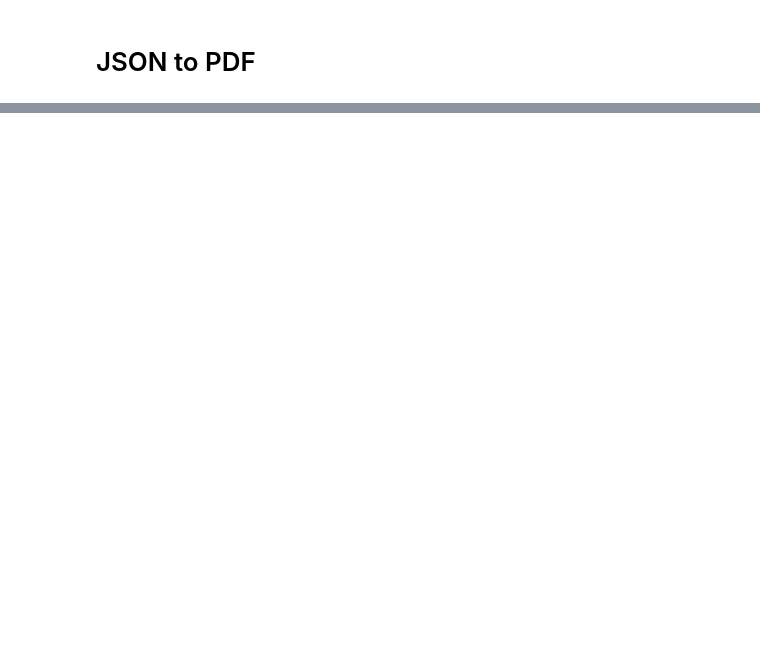
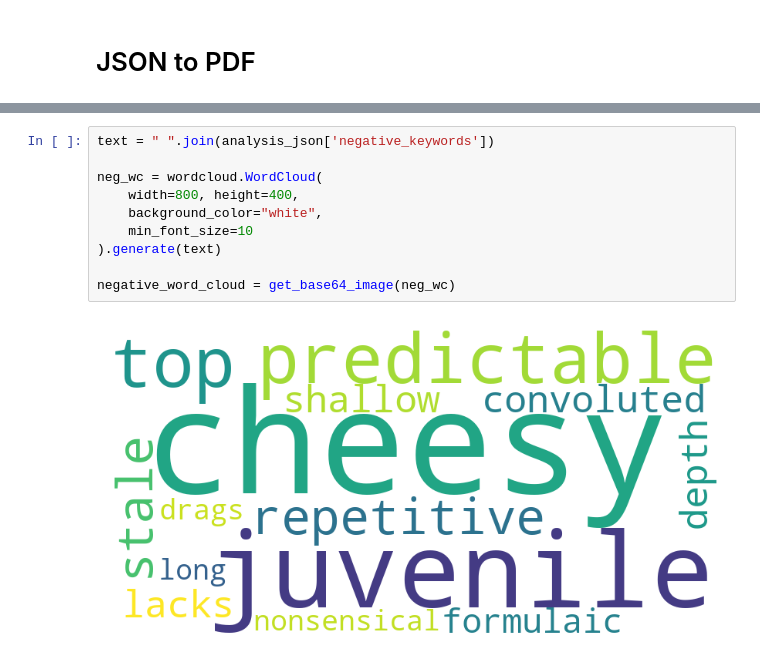
Before and after one commit to d-pamneja/Chitra, a Jupyter notebook: PreProcessing/Conversation_Analysis.ipynb, the cells around one changed output, grey strips where cells are left out. Drawn from its saved outputs; the diff is of its cells as text; blank space fills up the shorter version.

```diff
--- a/PreProcessing/Conversation_Analysis.ipynb
+++ b/PreProcessing/Conversation_Analysis.ipynb
@@ -274,0 +326,12 @@ analysis_json
+# %%
+text = " ".join(analysis_json['negative_keywords'])
+
+neg_wc = wordcloud.WordCloud(
+    width=800, height=400,
+    background_color="white",
+    min_font_size=10
+).generate(text)
+
+negative_word_cloud = get_base64_image(neg_wc)
+# %% [output]
+[figure, added]
```
Also changed, not shown: parts of 20 cells of this notebook, 3 other files.
